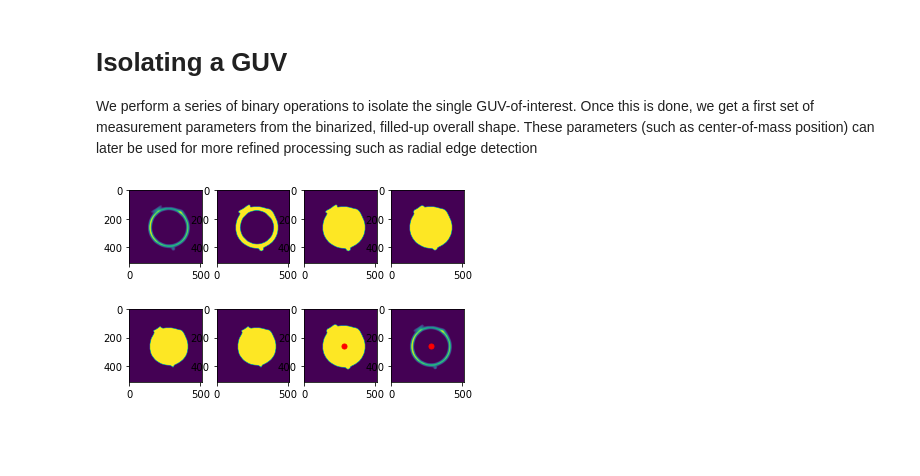
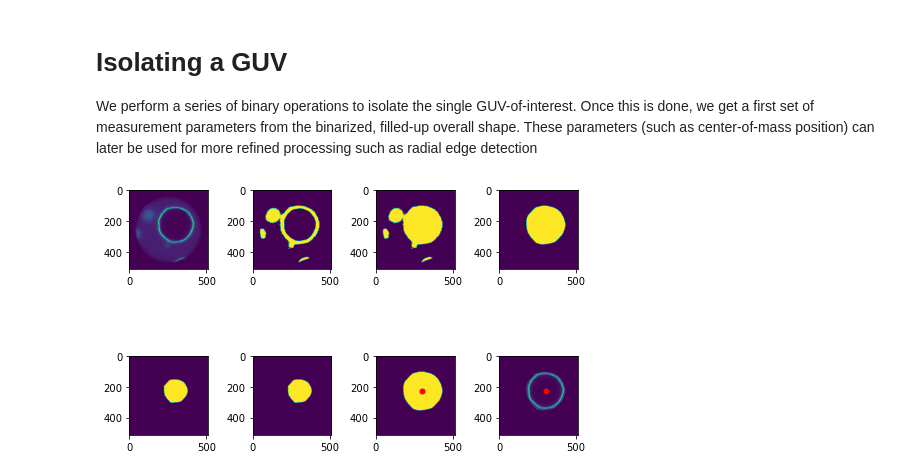
Before and after one commit to jacobkers/Vesicle_analysis, a Jupyter notebook: python/Bert_basic_pipeline_notebook.ipynb, the cells around one changed output. Saved outputs shown, nothing was run; the diff lists cells and outputs as text; code cells hidden in the pictures; blank space fills up the shorter version.

```diff
--- a/python/Bert_basic_pipeline_notebook.ipynb
+++ b/python/Bert_basic_pipeline_notebook.ipynb
@@ -19,3 +19,9 @@ from skimage import measure
 #customs:
 import guv_binary_ops
 import guv_tools
+
+# set up autoreload on all files
+%load_ext autoreload
+%autoreload 2
+
+plt.rcParams['figure.figsize'] = [7, 5]
@@ -70,7 +79,7 @@ for row_cells in sheet_files.iter_rows(min_row=2, max_row=sheet_files.max_row):
 ## Main Analysis Pipeline
 pick a GUV and show its color channels and the 'work image', which is just the sum of these channels:
 # %%
-Guv = Guv_list[0]
+Guv = Guv_list[2]
 image_path = Guv.pathname + '\\' + Guv.filename
 roi = np.array(io.imread(image_path))
 # extract other basic metadata
@@ -82,7 +91,9 @@ for color_i, chan in enumerate(roi):
         roi_work=chan-np.min(chan)
     else:
             roi_work=+ chan - np.min(chan)
+            roi_main = chan  #to be used later
     axs[color_i].imshow(chan)
 axs[color_i+1].imshow(roi_work)
+fig.tight_layout()
 plt.show()
 # %% [output]
@@ -92,40 +103,44 @@ plt.show()
 
 We perform a series of binary operations to isolate the single GUV-of-interest. Once this is done, we get a first set of measurement parameters from the binarized, filled-up overall shape. These parameters (such as center-of-mass position) can later be used for more refined processing such as radial edge detection
 # %%
-
+# set the scale of erosion /dilation
+disk_sz=int(0.02*np.shape(roi_work)[0])
 
 if np.max(np.array(roi_work))>0:
     roi_work=guv_tools.soft_mask_it(roi_work)
     roi_work=guv_tools.smooth_it(roi_work,labda=2)
     roi_work= roi_work.astype(int)
+
     #transfer to binary operations to gat masks and robust coordinates
-    fgm0=guv_binary_ops.sorted_pixels_treshold(roi_work)[1]
-    fgm1 = guv_binary_ops.binary_fill_holes(fgm0, guv_binary_ops.disk(3))
-    fgm2 = guv_binary_ops.binary_opening(fgm1, guv_binary_ops.disk(3), iterations = 6)
-    fgm3 = guv_binary_ops.binary_erosion(fgm2, guv_binary_ops.disk(3), iterations = 5)
-    fgm4 = guv_binary_ops.mask_central_object(fgm3)[0]
-    fgm5 = guv_binary_ops.binary_dilation(fgm4, guv_binary_ops.disk(3), iterations = 5)
-    labels, n_labels = measure.label(fgm5, return_num = True)
+    mask_0=guv_binary_ops.sorted_pixels_treshold(roi_work)[1]
+    mask_1 = guv_binary_ops.binary_fill_holes(mask_0, guv_binary_ops.disk(disk_sz))
+    mask_2 = guv_binary_ops.binary_opening(mask_1, guv_binary_ops.disk(disk_sz), iterations = 6)
+    mask_3 = guv_binary_ops.binary_erosion(mask_2, guv_binary_ops.disk(disk_sz), iterations = 5)
+    mask_4 = guv_binary_ops.mask_central_object(mask_3)[0]
+    mask_5 = guv_binary_ops.binary_dilation(mask_4, guv_binary_ops.disk(disk_sz), iterations = 5)
+
+    #get some basic shape properties:
+    labels, n_labels = measure.label(mask_5, return_num = True)
     regprops = measure.regionprops(labels)
-    fig, axs = plt.subplots(2, 4)
-    axs[0,0].imshow(roi_work)
-    axs[0,1].imshow(fgm0)
-    axs[0,2].imshow(fgm1)
-    axs[0,3].imshow(fgm2)
-    axs[1,0].imshow(fgm3)
-    axs[1,1].imshow(fgm4)
-    axs[1,2].imshow(fgm5)
-    axs[1,3].imshow(roi_work*fgm5)
-    xc,yc = regprops[0].centroid
+    xm,ym = regprops[0].centroid
     rmin=regprops[0].axis_minor_length/2
     rmaj=regprops[0].axis_major_length/2
     area=regprops[0].area
     perimeter= regprops[0].perimeter
-    axs[1,2].plot(yc,xc, 'ro', markersize=5)
-    axs[1,3].plot(yc,xc, 'ro', markersize=5)
-    #fig.tight_layout()
+
+    #show:
+    fig, axs = plt.subplots(2, 4)
+    axs[0,0].imshow(roi_work)
+    axs[0,1].imshow(mask_0)
+    axs[0,2].imshow(mask_1)
+    axs[0,3].imshow(mask_2)
+    axs[1,0].imshow(mask_3)
+    axs[1,1].imshow(mask_4)
+    axs[1,2].imshow(mask_5)
+    axs[1,2].plot(ym,xm, 'ro', markersize=5)
+    axs[1,3].imshow(roi_work*mask_5)
+    axs[1,3].plot(ym,xm, 'ro', markersize=5)
+    fig.tight_layout()
     plt.show()
-    dum=1
-    plt.close('all')
 # %% [output]
-[figure, old version]
+[figure, new version]
```
Also changed, not shown: parts of 11 cells of this notebook, 1 other file.
